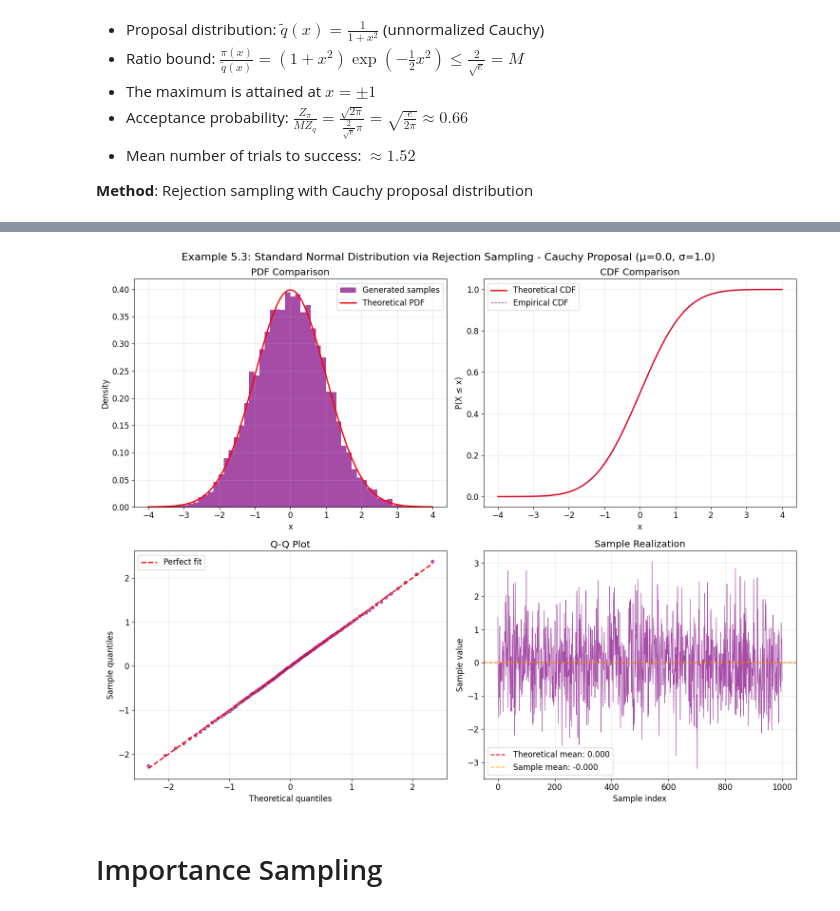
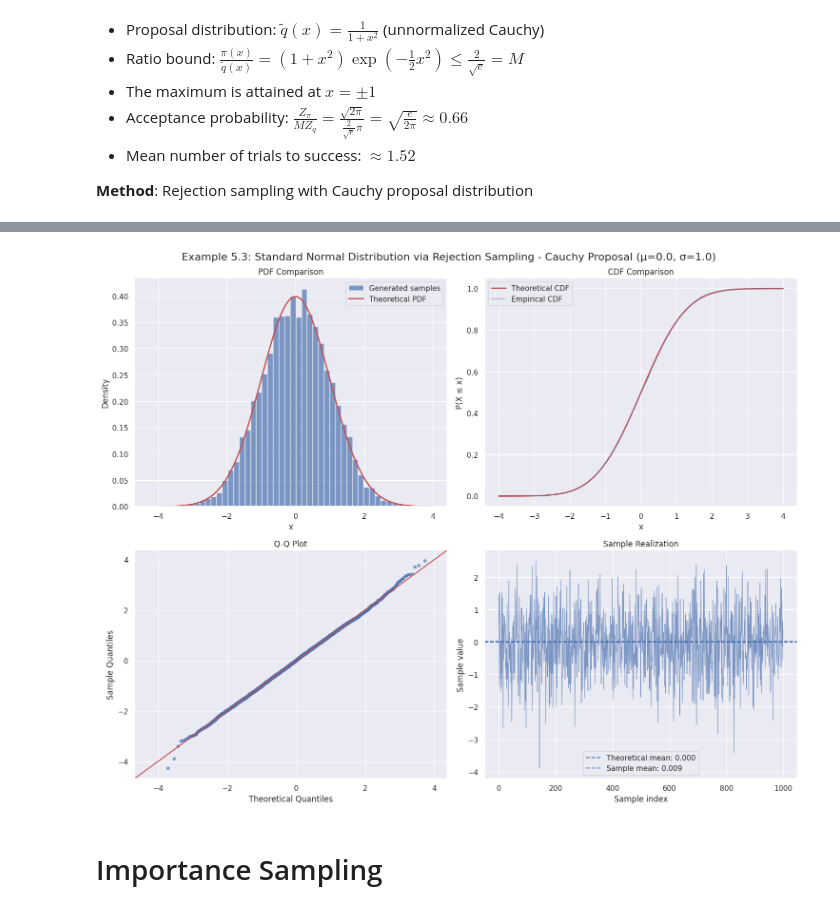
Before and after one commit to carsten-j/mc-lab, a Jupyter notebook: notebooks/week1.ipynb, the cells around one changed output, grey strips where cells are left out. Cells and saved outputs as stored; diff of their text form; code cells hidden in the pictures.

```diff
--- a/notebooks/week1.ipynb
+++ b/notebooks/week1.ipynb
@@ -36,15 +33,16 @@ print("🎉 Ready to use mc-lab!")
 # %%
 import matplotlib.pyplot as plt
 import numpy as np
+import seaborn as sns
 from scipy import stats
 
+from mc_lab.box_muller import box_muller
 from mc_lab.distribution_comparison import distribution_comparison
-
-# Import mc_lab functionality
 from mc_lab.importance_sampling import ImportanceSampler
 from mc_lab.inverse_transform import InverseTransformSampler
 from mc_lab.moment_comparison import compare_distribution_moments
 from mc_lab.plotting import plot_distribution_analysis
+from mc_lab.rejection_sampling import RejectionSampler
 
 # Set random seed for reproducibility
 np.random.seed(42)
@@ -54,6 +52,9 @@ plt.style.use("default")
 plt.rcParams["figure.figsize"] = (12, 8)
 plt.rcParams["font.size"] = 12
 
+sns.set_theme(style="darkgrid")
+sns.color_palette("tab10")
+
 n_samples = 10000
 # %% [markdown]
 # Inversion Method
@@ -1202,7 +875,7 @@ Proposal: Cauchy(0,1) - Standard Cauchy Distribution
 # %%
 # Generate samples using rejection sampling
-n_samples_normal_rej = 10000
-samples_normal_rej = normal_rejection_sampler.sample(n_samples_normal_rej)
+
+samples_normal_rej = normal_rejection_sampler.sample(n_samples)
 stats_normal_rej = normal_rejection_sampler.get_stats()
 
 # Display sampling performance
@@ -1215,30 +888,11 @@ print(f"Theoretical acceptance rate: {np.sqrt(np.e / (2 * np.pi)):.1%}")
 
 # Compare with theoretical values for standard normal
 theoretical_mean_normal_rej = mu_normal
-theoretical_var_normal_rej = sigma_normal**2
+
 
 sample_mean_normal_rej = np.mean(samples_normal_rej)
-sample_var_normal_rej = np.var(samples_normal_rej, ddof=1)
 
-print("\n=== SAMPLE STATISTICS COMPARISON ===")
-print(
-    f"Sample mean: {sample_mean_normal_rej:.6f} (theoretical: {theoretical_mean_normal_rej:.6f})"
-)
-print(
-    f"Sample variance: {sample_var_normal_rej:.6f} (theoretical: {theoretical_var_normal_rej:.6f})"
-)
-print(
-    f"Sample std: {np.sqrt(sample_var_normal_rej):.6f} (theoretical: {sigma_normal:.6f})"
-)
-
-# Show efficiency comparison
-print("\n=== EFFICIENCY ANALYSIS ===")
-print(
-    f"Efficiency: {stats_normal_rej['acceptance_rate']:.1%} (theoretical: {np.sqrt(np.e / (2 * np.pi)):.1%})"
-)
-print(
-    f"Expected trials per sample: {1 / stats_normal_rej['acceptance_rate']:.2f} (theoretical: {1 / np.sqrt(np.e / (2 * np.pi)):.2f})"
-)
+scipy_normal_dist_rej = stats.norm(loc=mu_normal, scale=sigma_normal)
 # %% [output]
 === REJECTION SAMPLING PERFORMANCE (Example 5.3) ===
 Samples generated: 10000
@@ -1319,18 +903,17 @@ Overall validation: ✓ EXCELLENT
 # %%
 # Visualization for Example 5.3: Standard Normal Distribution (Rejection Sampling)
 plot_distribution_analysis(
     samples=samples_normal_rej,
     distribution_name="Standard Normal",
     example_number="5.3",
     method_description=f"Rejection Sampling - Cauchy Proposal (μ={mu_normal}, σ={sigma_normal})",
     theoretical_mean=theoretical_mean_normal_rej,
     sample_mean=sample_mean_normal_rej,
     scipy_dist=scipy_normal_dist_rej,
-    color="purple",
     x_range=(-4, 4),
 )
 # %% [output]
-[figure, old version]
+[figure, new version]
 # %% [markdown]
 # Importance Sampling
 # %% [markdown]
```
Also changed, not shown: parts of 34 cells of this notebook, 5 other files.
